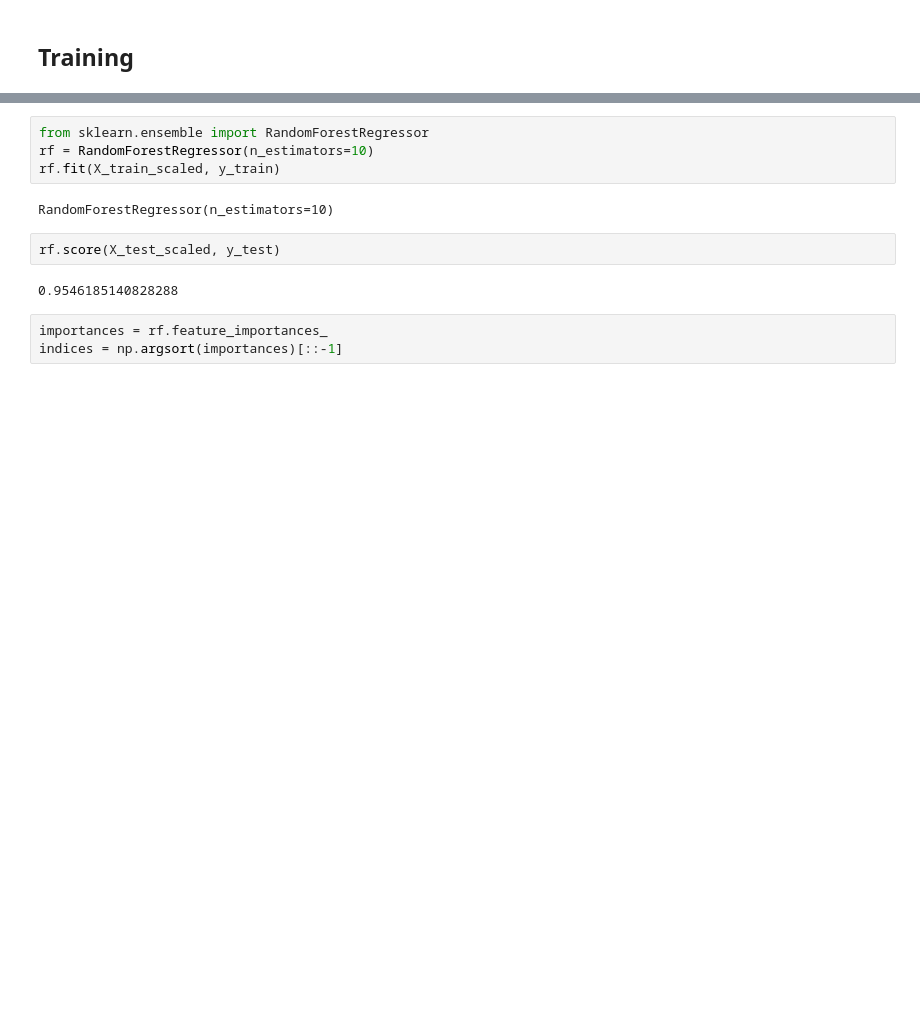
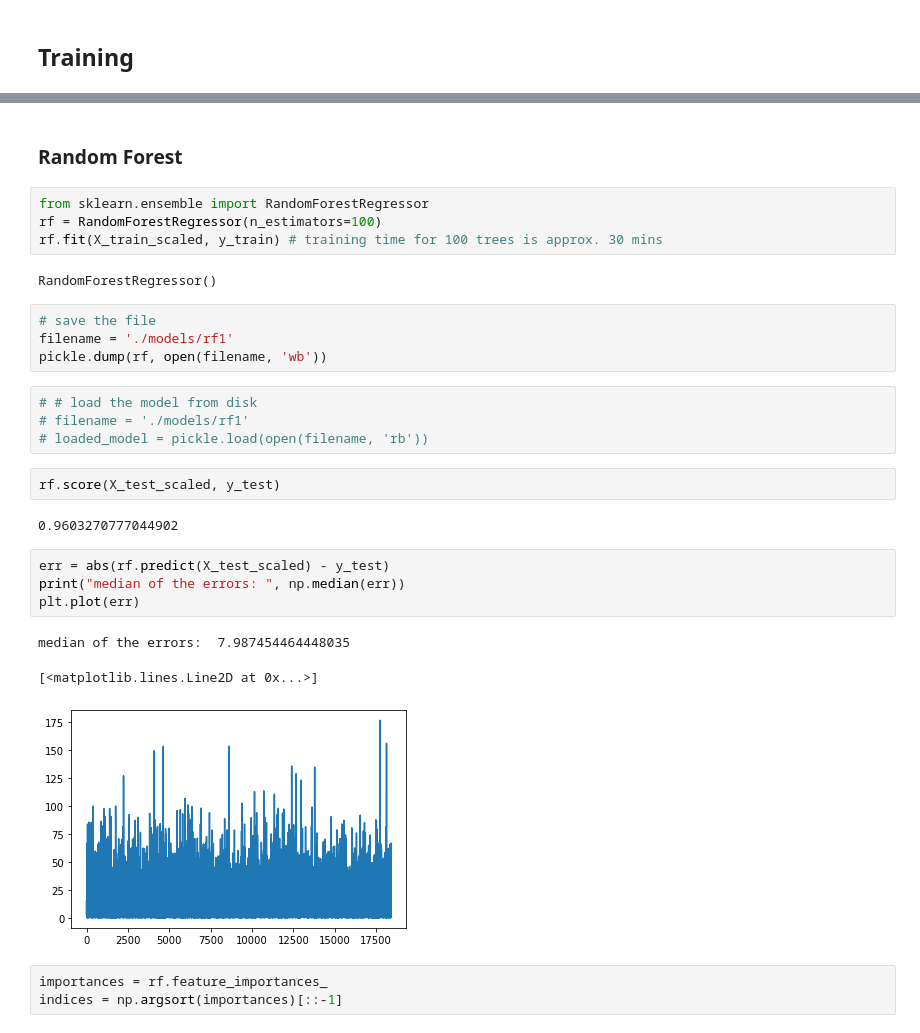
Before and after one commit to chen-xin-94/trelleborg, a Jupyter notebook: Training.ipynb, the cells around one changed output, grey strips where cells are left out. Cells and saved outputs as stored; diff of their text form; blank space fills up the shorter version.

```diff
--- a/Training.ipynb
+++ b/Training.ipynb
@@ -114,13 +133,31 @@ X_test_scaled = scaler.transform(X_test)
+# %% [markdown]
+### Random Forest
 # %%
 from sklearn.ensemble import RandomForestRegressor
-rf = RandomForestRegressor(n_estimators=10)
-rf.fit(X_train_scaled, y_train)
+rf = RandomForestRegressor(n_estimators=100)
+rf.fit(X_train_scaled, y_train) # training time for 100 trees is approx. 30 mins
 # %% [output]
-RandomForestRegressor(n_estimators=10)
+RandomForestRegressor()
+# %%
+# save the file
+filename = './models/rf1'
+pickle.dump(rf, open(filename, 'wb'))
+# %%
+# # load the model from disk
+# filename = './models/rf1'
+# loaded_model = pickle.load(open(filename, 'rb'))
 # %%
 rf.score(X_test_scaled, y_test)
 # %% [output]
-0.9546185140828288
+0.9603270777044902
+# %%
+err = abs(rf.predict(X_test_scaled) - y_test)
+print("median of the errors: ", np.median(err))
+plt.plot(err)
+# %% [output]
+median of the errors:  7.987454464448035
+[<matplotlib.lines.Line2D at 0x...>]
+[figure, added]
 # %%
 importances = rf.feature_importances_
 indices = np.argsort(importances)[::-1]
```
Also changed, not shown: parts of 7 cells of this notebook.
